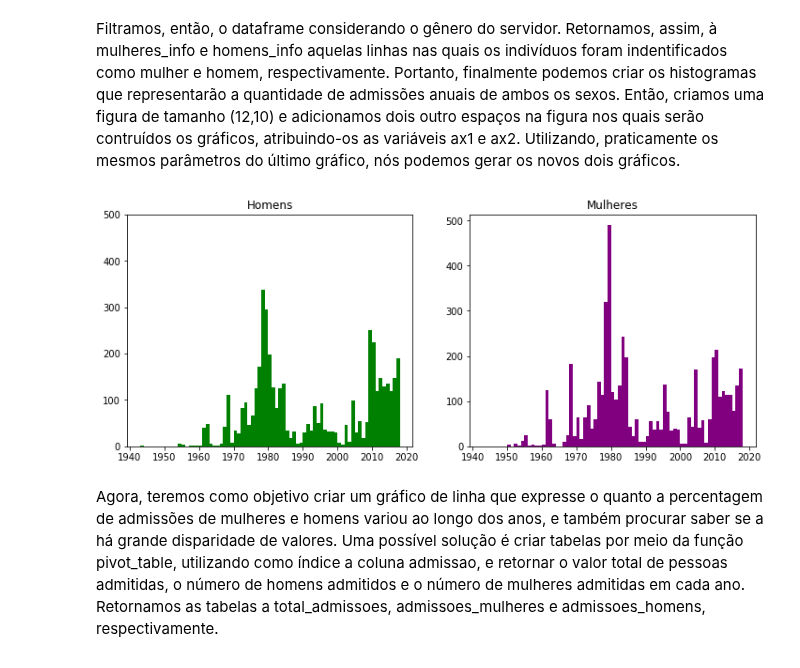
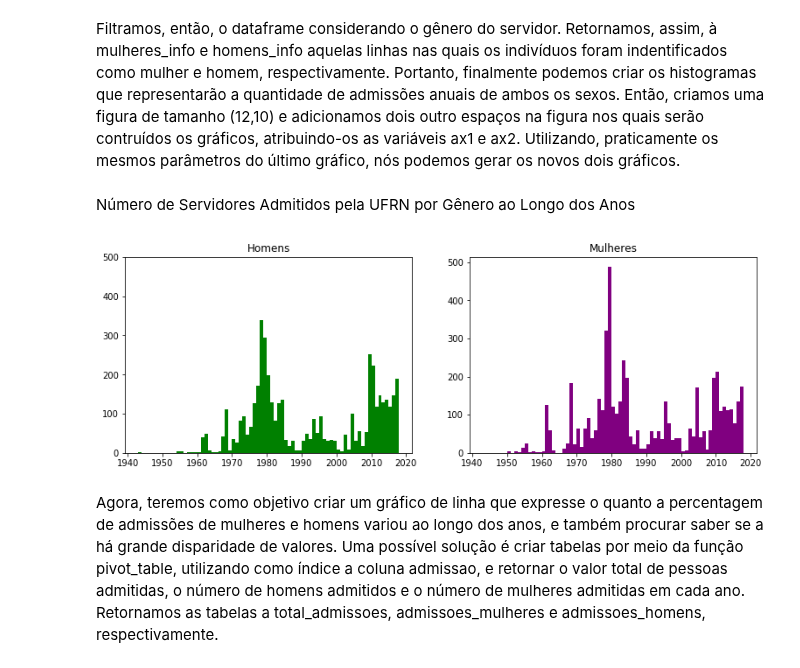
Before and after one commit to kevinwall/Probabilidade_Projeto, a Jupyter notebook: Rascunho.ipynb, the cells around one changed output. Saved outputs shown, nothing was run; the diff lists cells and outputs as text; code cells hidden in the pictures.

```diff
--- a/Rascunho.ipynb
+++ b/Rascunho.ipynb
@@ -101,18 +100,20 @@ gráficos.
 # %%
 mulheres_info = servidores[servidores.generos == 'Female']
 homens_info = servidores[servidores.generos == 'Male']
+# %% [markdown]
+Número de Servidores Admitidos pela UFRN por Gênero ao Longo dos Anos
 # %%
-fig = plt.figure(figsize=(12,10))
-ax1 = fig.add_subplot(2,2,1)
-ax2 = fig.add_subplot(2,2,2)
+fig = plt.figure(figsize=(20,14))
+ax1 = fig.add_subplot(3,3,1)
+ax2 = fig.add_subplot(3,3,2)
 ax1.hist(homens_info.admissao, bins=75, range=(1943,2018), color='green')
 ax2.hist(mulheres_info.admissao, bins=75, range=(1943,2018), color='purple')
 ax1.set_ylim(0,500)
 ax1.set_title("Homens")
 ax2.set_title("Mulheres")
 plt.show()
 # %% [output]
-[figure, old version]
+[figure, new version]
 # %% [markdown]
 Agora, teremos como objetivo criar um gráfico de linha que expresse o quanto a percentagem de admissões de mulheres
 e homens variou ao longo dos anos, e também procurar saber se a há grande disparidade de valores.
```
Also changed, not shown: parts of 44 cells of this notebook.
